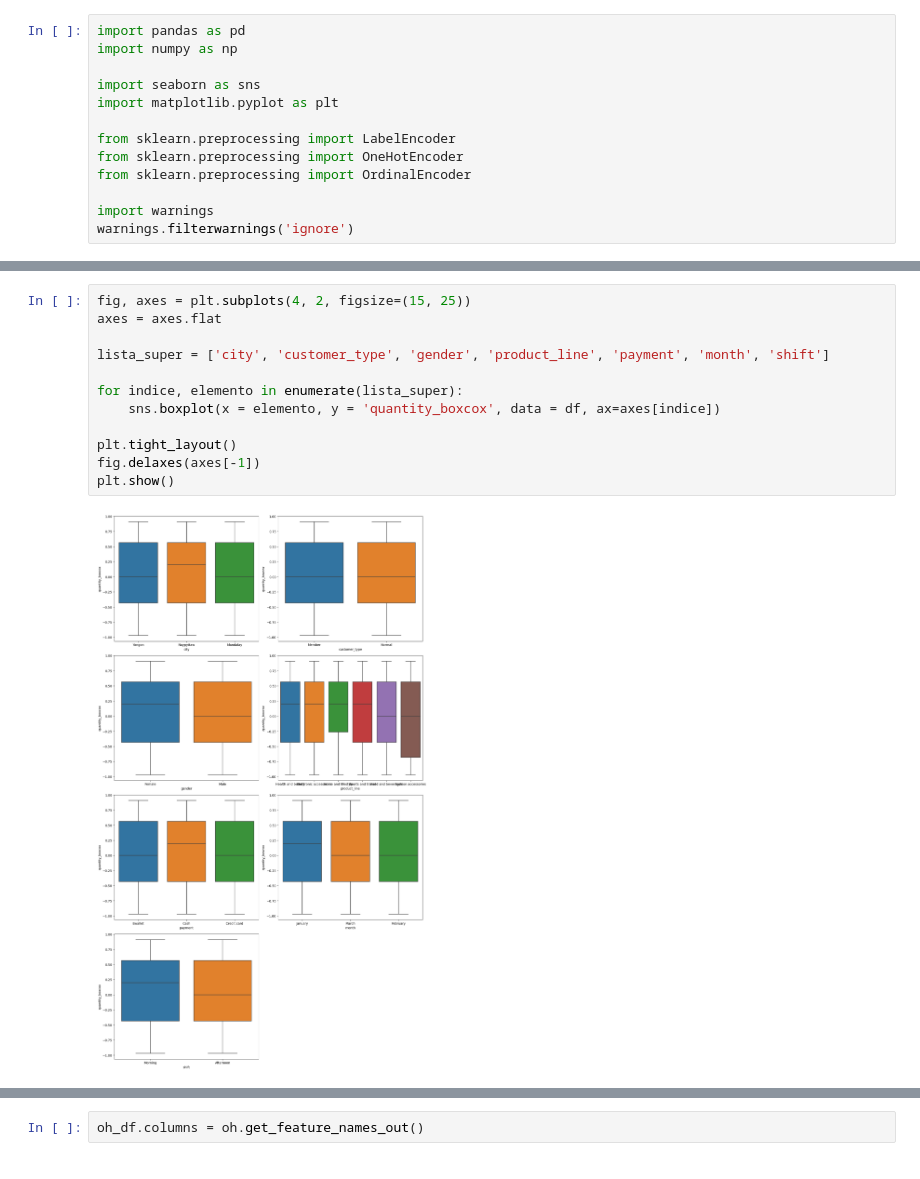
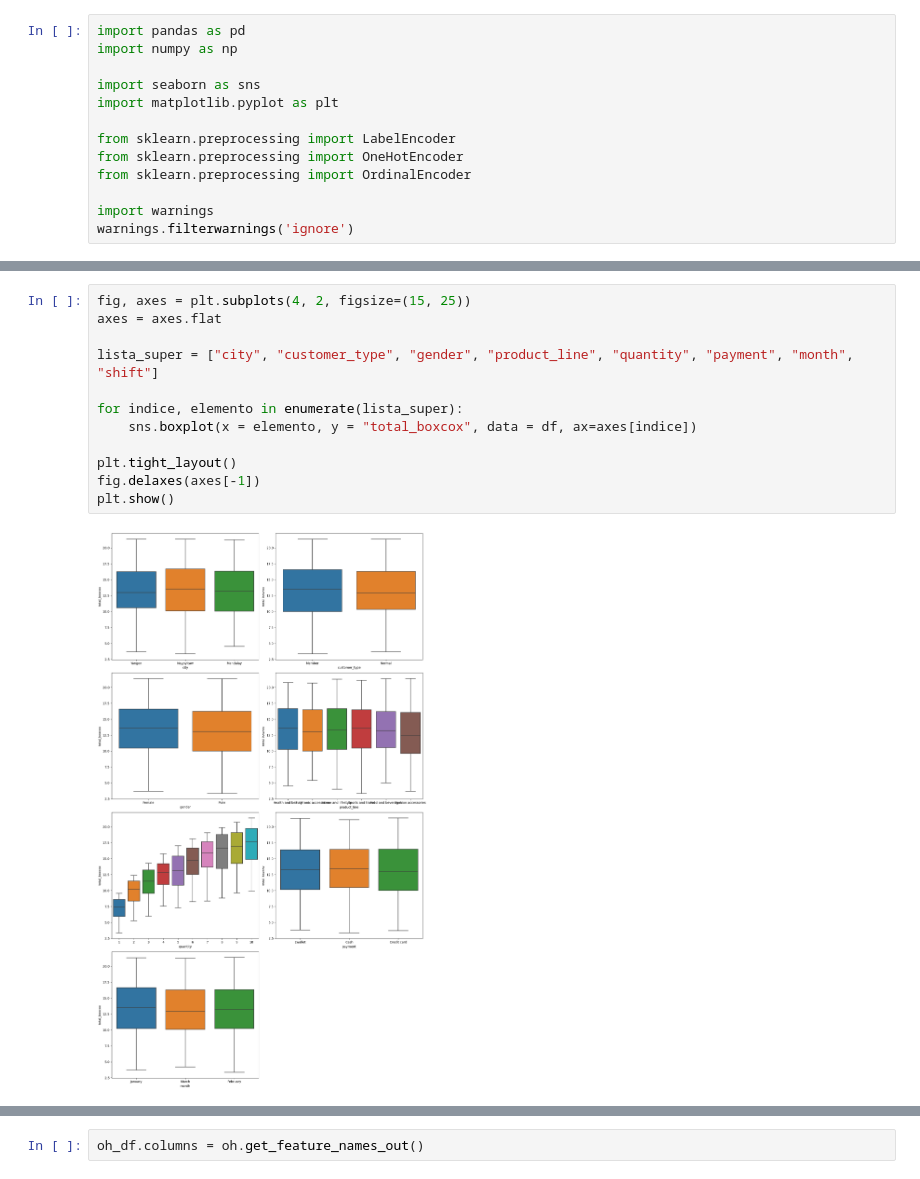
Before and after one commit to NataliaBarquin/Adalab_Pair_programming_5_machine_learning, a Jupyter notebook: Pair_ML8_encoding.ipynb, the cells around one changed output, grey strips where cells are left out. Drawn from its saved outputs; the diff is of its cells as text.

```diff
--- a/Pair_ML8_encoding.ipynb
+++ b/Pair_ML8_encoding.ipynb
@@ -24,15 +24,15 @@ df.head()
 # %%
 fig, axes = plt.subplots(4, 2, figsize=(15, 25))
 axes = axes.flat
 
-lista_super = ['city', 'customer_type', 'gender', 'product_line', 'payment', 'month', 'shift']
+lista_super = ["city", "customer_type", "gender", "product_line", "quantity", "payment", "month", "shift"]
 
 for indice, elemento in enumerate(lista_super):
-    sns.boxplot(x = elemento, y = 'quantity_boxcox', data = df, ax=axes[indice])
+    sns.boxplot(x = elemento, y = "total_boxcox", data = df, ax=axes[indice])
 
 plt.tight_layout()
 fig.delaxes(axes[-1])
 plt.show()
 # %% [output]
-[figure, old version]
+[figure, new version]
 # %%
```
Also changed, not shown: parts of 5 cells of this notebook, 7 other files.
